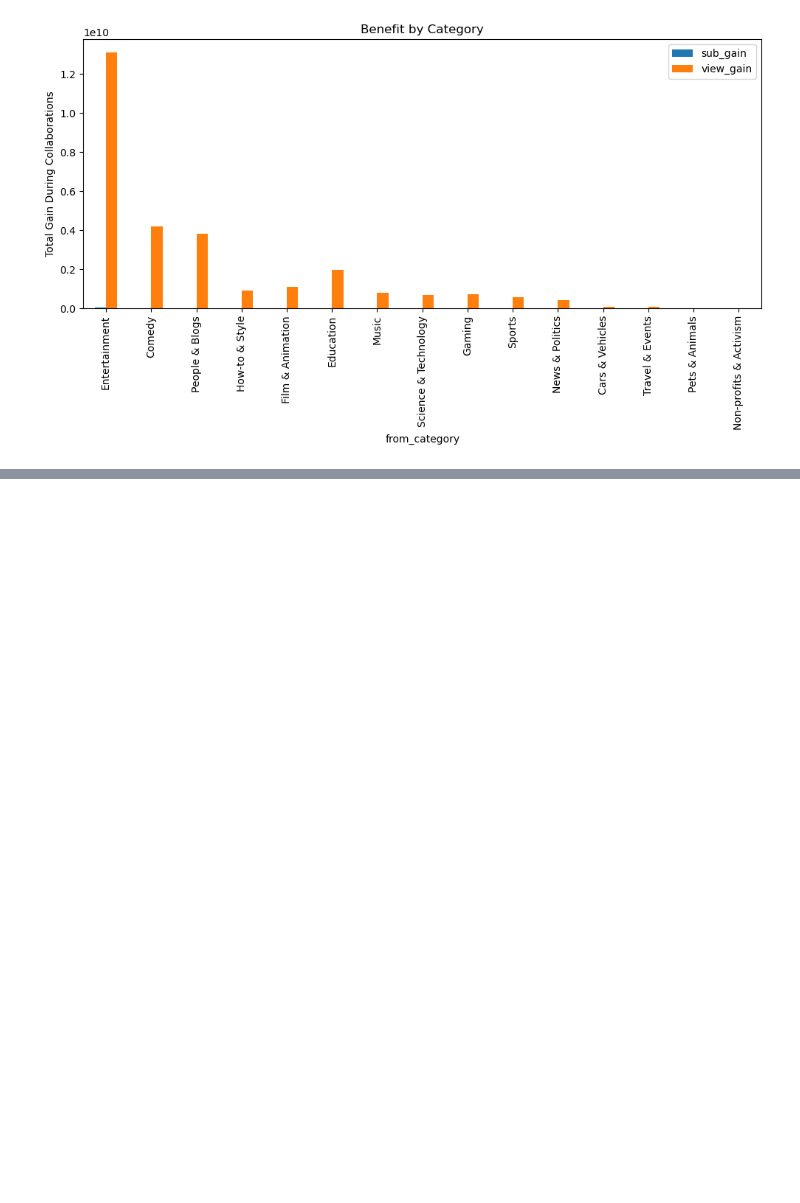
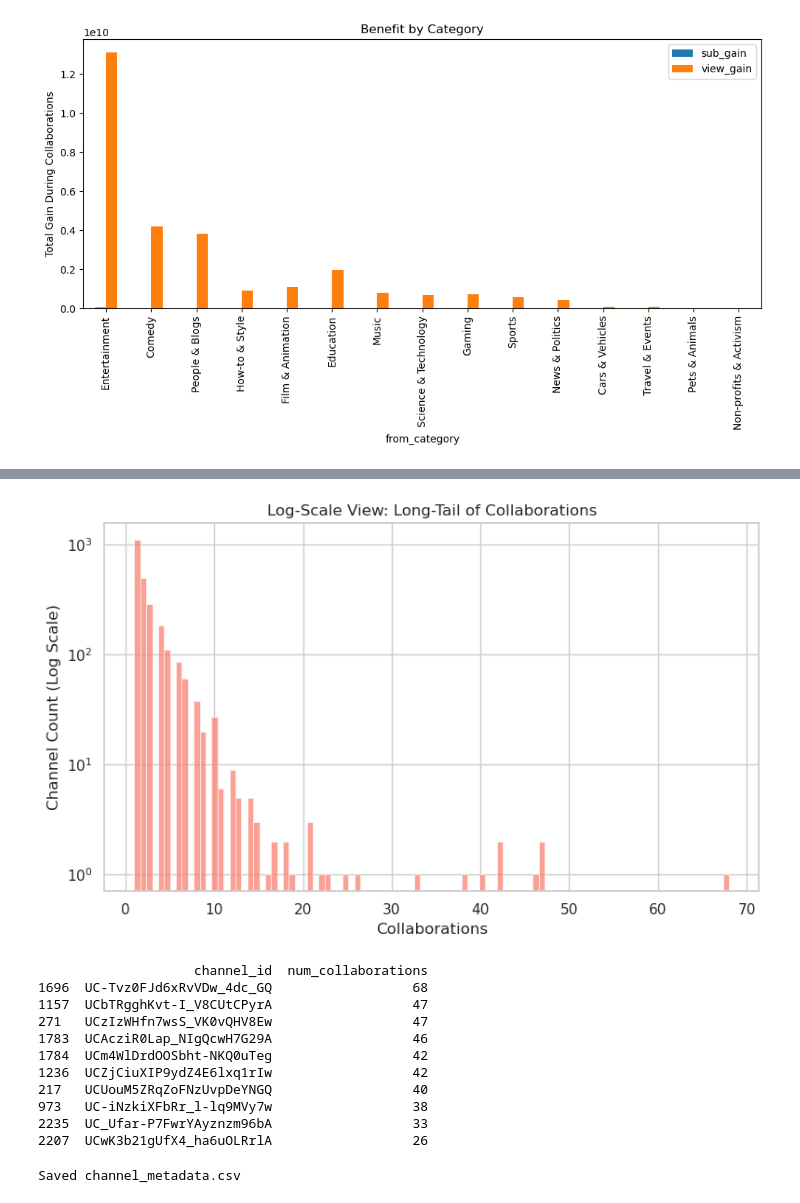
Before and after one commit to bhavya930636/YT_collaboration, a Jupyter notebook: EDA.ipynb, the cells around one changed output, grey strips where cells are left out. Cells and saved outputs as stored; diff of their text form; code cells hidden in the pictures; blank space fills up the shorter version.

```diff
--- a/EDA.ipynb
+++ b/EDA.ipynb
@@ -848,0 +893,20 @@ benefit_df
+# %%
+from collections import Counter
+
+# Count how many times each channel appears in 'from' and 'to'
+from_counts = Counter(df['from'])
+to_counts = Counter(df['to'])
+
+# Merge counts to get total collaborations per channel
+total_counts = from_counts + to_counts  # adds counts for common keys
+
+# Convert to a DataFrame for easier merging later
+collab_counts_df = pd.DataFrame.from_dict(total_counts, orient='index', columns=['num_collaborations'])
+collab_counts_df.index.name = 'channel_id'
+collab_counts_df.reset_index(inplace=True)
+print(collab_counts_df)
+# Merge the collaboration counts into channel_df
+channel_df = channel_df.merge(collab_counts_df, on='channel_id', how='left')
+
+# Fill missing values (channels that had no collaborations) with 0
+channel_df['num_collaborations'] = channel_df['num_collaborations'].fillna(0).astype(int)
@@ -848,0 +928,28 @@ benefit_df
+# %%
+plt.figure(figsize=(8,5))
+sns.histplot(channel_df['num_collaborations'], bins=100, log_scale=(False, True), color='salmon')
+plt.title('Log-Scale View: Long-Tail of Collaborations')
+plt.xlabel('Collaborations')
+plt.ylabel('Channel Count (Log Scale)')
+plt.tight_layout()
+plt.show()
+top_collab = channel_df.sort_values(by='num_collaborations', ascending=False).head(10)
+print(top_collab[['channel_id', 'num_collaborations']])
+# %% [output]
+[figure, added]
+                    channel_id  num_collaborations
+1696  UC-Tvz0FJd6xRvVDw_4dc_GQ                  68
+1157  UCbTRgghKvt-I_V8CUtCPyrA                  47
+271   UCzIzWHfn7wsS_VK0vQHV8Ew                  47
+1783  UCAcziR0Lap_NIgQcwH7G29A                  46
+1784  UCm4WlDrdOOSbht-NKQ0uTeg                  42
+1236  UCZjCiuXIP9ydZ4E6lxq1rIw                  42
+217   UCUouM5ZRqZoFNzUvpDeYNGQ                  40
+973   UC-iNzkiXFbRr_l-lq9MVy7w                  38
+2235  UC_Ufar-P7FwrYAyznzm96bA                  33
+2207  UCwK3b21gUfX4_ha6uOLRrlA                  26
+# %%
+channel_df.to_csv("channel_metadata.csv", index=False)
+print("Saved channel_metadata.csv")
+# %% [output]
+Saved channel_metadata.csv
```
Also changed, not shown: parts of 7 cells of this notebook, 1 other file.
